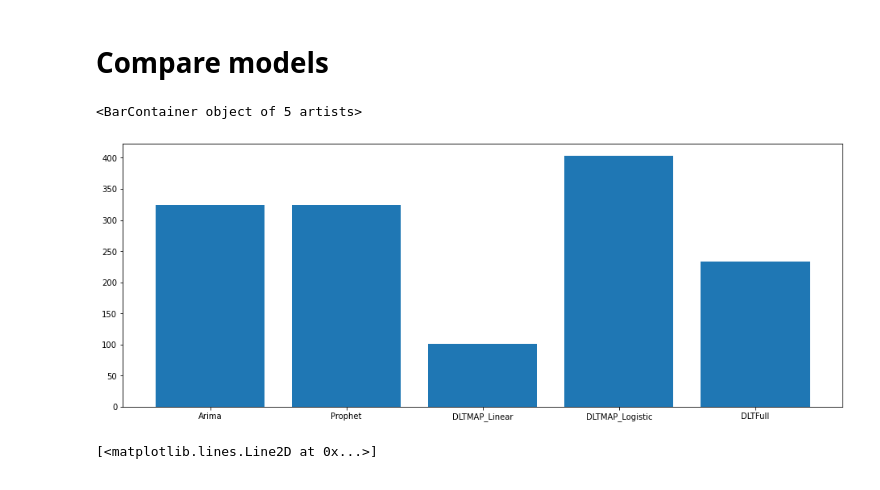
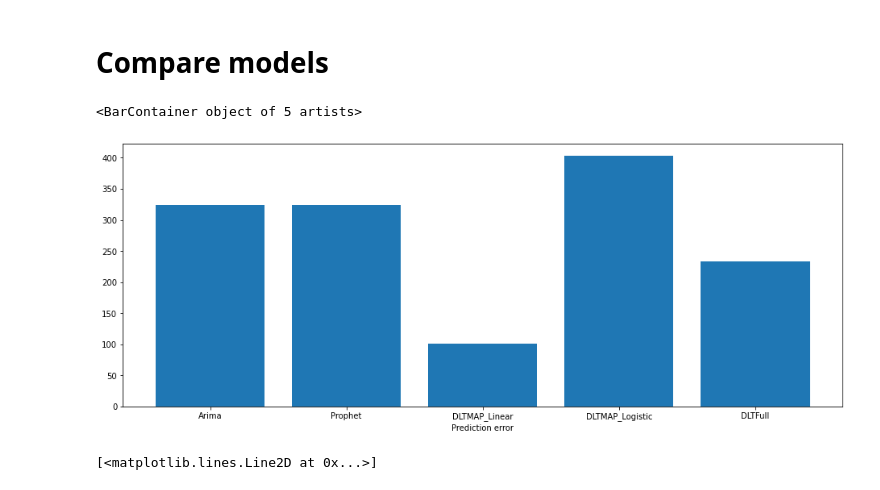
Before and after one commit to vettorefburana/Uber-Orbit-Forecast, a Jupyter notebook: forecasting.ipynb, the cells around one changed output. Saved outputs shown, nothing was run; the diff lists cells and outputs as text; code cells hidden in the pictures.

```diff
--- a/forecasting.ipynb
+++ b/forecasting.ipynb
@@ -315,13 +314,14 @@ plt.show()
 # %%
 # plot prediction error
 fig, ax = plt.subplots(figsize=(16,6))
+plt.xlabel('Prediction error')
 keys = errors.keys()
 values = errors.values()
 
 plt.bar(keys, values)
 # %% [output]
 <BarContainer object of 5 artists>
-[figure, old version]
+[figure, new version]
 # %%
 # Decomposition of best ranking model
 best = min(errors, key=errors.get)
```
Also changed, not shown: parts of 1 cell of this notebook.
